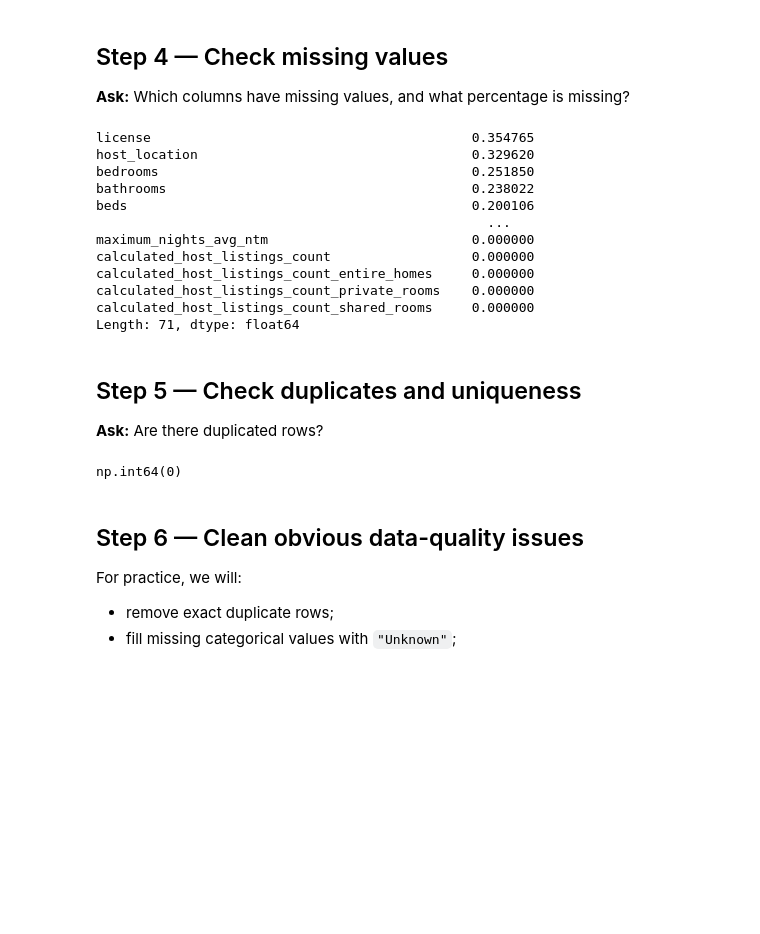
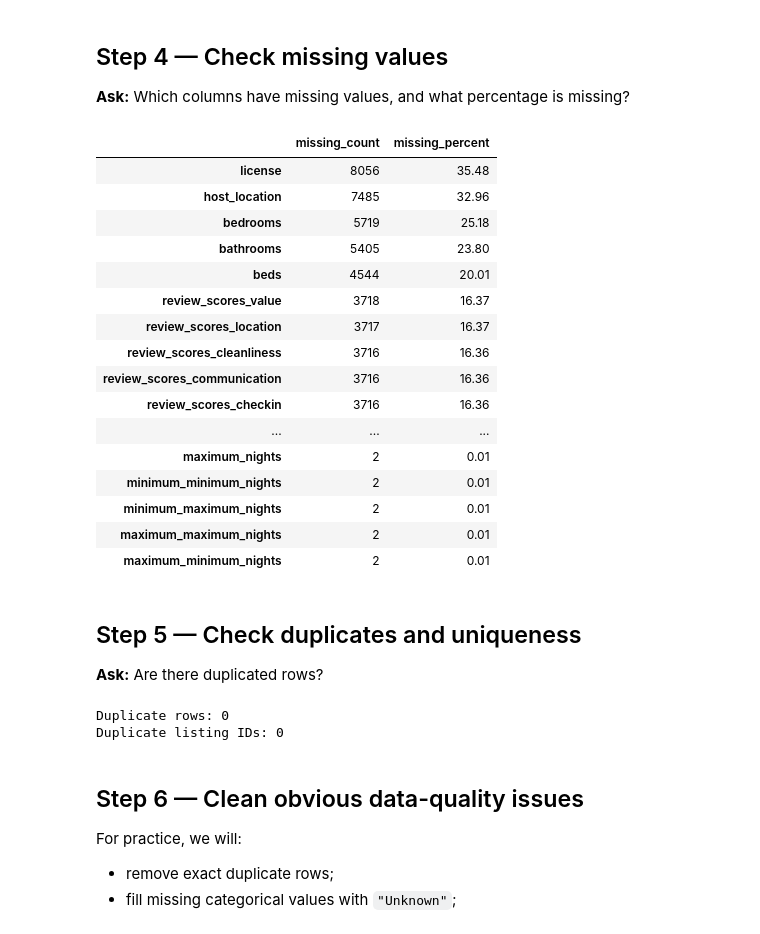
Before and after one commit to talalal3thman/test-github, a Jupyter notebook: step_by_step_eda.ipynb, the cells around one changed output. Saved outputs shown, nothing was run; the diff lists cells and outputs as text; code cells hidden in the pictures; blank space fills up the shorter version.

```diff
--- a/step_by_step_eda.ipynb
+++ b/step_by_step_eda.ipynb
@@ -72,29 +130,42 @@ df.sample(5)
 
 **Ask:** Which columns have missing values, and what percentage is missing?
 # %%
-df.isnull().mean().sort_values(ascending=False)
+# Multiply by 100 to show percentages rather than proportions.
+missing = pd.DataFrame({
+    'missing_count': df.isna().sum(),
+    'missing_percent': df.isna().mean() * 100
+})
+missing[missing['missing_count'] > 0].sort_values(
+    'missing_percent', ascending=False
+).round(2)
 # %% [output]
-license                                         0.354765
-host_location                                   0.329620
-bedrooms                                        0.251850
-bathrooms                                       0.238022
-beds                                            0.200106
-                                                  ...
-maximum_nights_avg_ntm                          0.000000
-calculated_host_listings_count                  0.000000
-calculated_host_listings_count_entire_homes     0.000000
-calculated_host_listings_count_private_rooms    0.000000
-calculated_host_listings_count_shared_rooms     0.000000
-Length: 71, dtype: float64
+|  | missing_count | missing_percent |
+| license | 8056 | 35.48 |
+| host_location | 7485 | 32.96 |
+| bedrooms | 5719 | 25.18 |
+| bathrooms | 5405 | 23.80 |
+| beds | 4544 | 20.01 |
+| review_scores_value | 3718 | 16.37 |
+| review_scores_location | 3717 | 16.37 |
+| review_scores_cleanliness | 3716 | 16.36 |
+| review_scores_communication | 3716 | 16.36 |
+| review_scores_checkin | 3716 | 16.36 |
+| ... | ... | ... |
+| maximum_nights | 2 | 0.01 |
+| minimum_minimum_nights | 2 | 0.01 |
+| minimum_maximum_nights | 2 | 0.01 |
+| maximum_maximum_nights | 2 | 0.01 |
+| maximum_minimum_nights | 2 | 0.01 |
 # %% [markdown]
 ## Step 5 — Check duplicates and uniqueness
 
 **Ask:** Are there duplicated rows?
 # %%
-df.duplicated().sum()
-# there is no duplicated rows
+print('Duplicate rows:', df.duplicated().sum())
+print('Duplicate listing IDs:', df['id'].duplicated().sum())
 # %% [output]
-np.int64(0)
+Duplicate rows: 0
+Duplicate listing IDs: 0
 # %% [markdown]
 ## Step 6 — Clean obvious data-quality issues
 
```
Also changed, not shown: parts of 53 cells of this notebook, 2 other files.
